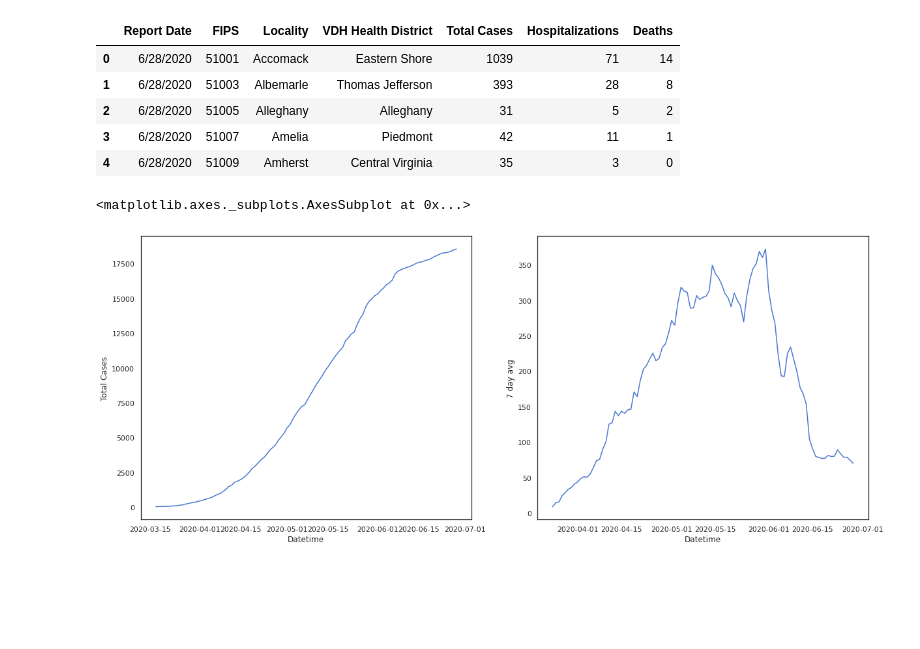
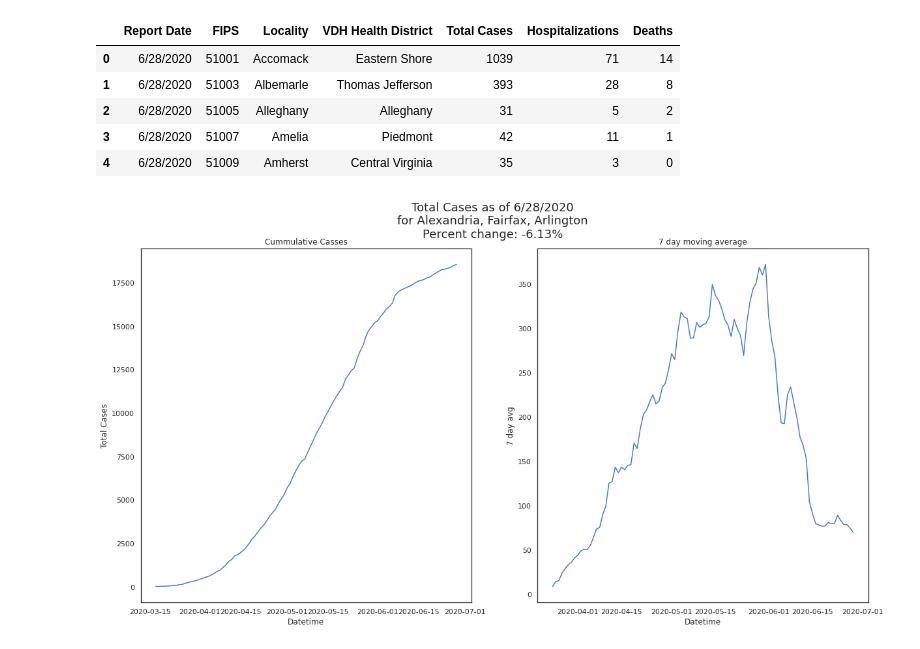
Before and after one commit to bhsu22/covid19, a Jupyter notebook: MetricsDashboard.ipynb, the cells around one changed output. Drawn from its saved outputs; the diff is of its cells as text; code cells hidden in the pictures; blank space fills up the shorter version.

```diff
--- a/MetricsDashboard.ipynb
+++ b/MetricsDashboard.ipynb
@@ -31,10 +32,18 @@ total_cases["7 day avg"] = total_cases["Daily"].rolling(7).mean()
 # %%
 sns.set(style="white", palette="muted", color_codes=True)
-f, axes = plt.subplots(1, 2, figsize=(20,8))
+f, axes = plt.subplots(1, 2, figsize=(20,10))
 
 #sns.barplot(x=total_cases["Datetime"], y = total_cases["Daily"], )
-sns.lineplot(x="Datetime", y="Total Cases", data=total_cases, ax=axes[0])
-sns.lineplot(x="Datetime", y ="7 day avg", data=total_cases, ax=axes[1])
+left = sns.lineplot(x="Datetime", y="Total Cases", data=total_cases, ax=axes[0])
+right = sns.lineplot(x="Datetime", y ="7 day avg", data=total_cases, ax=axes[1])
+
+left.set_title("Cummulative Casses")
+right.set_title("7 day moving average")
+title = (f"Total Cases as of {total_cases.iloc[-1]['Report Date']}\n"
+         f"for {', '.join([county for county in COUNTIES])}\n"
+         f"Percent change: {change[-1]*100:.2f}%\n"
+        )
+a = f.suptitle(title, fontsize=18)
+plt.show()
 # %% [output]
-<matplotlib.axes._subplots.AxesSubplot at 0x...>
-[figure, old version]
+[figure, new version]
```
Also changed, not shown: parts of 1 cell of this notebook.
